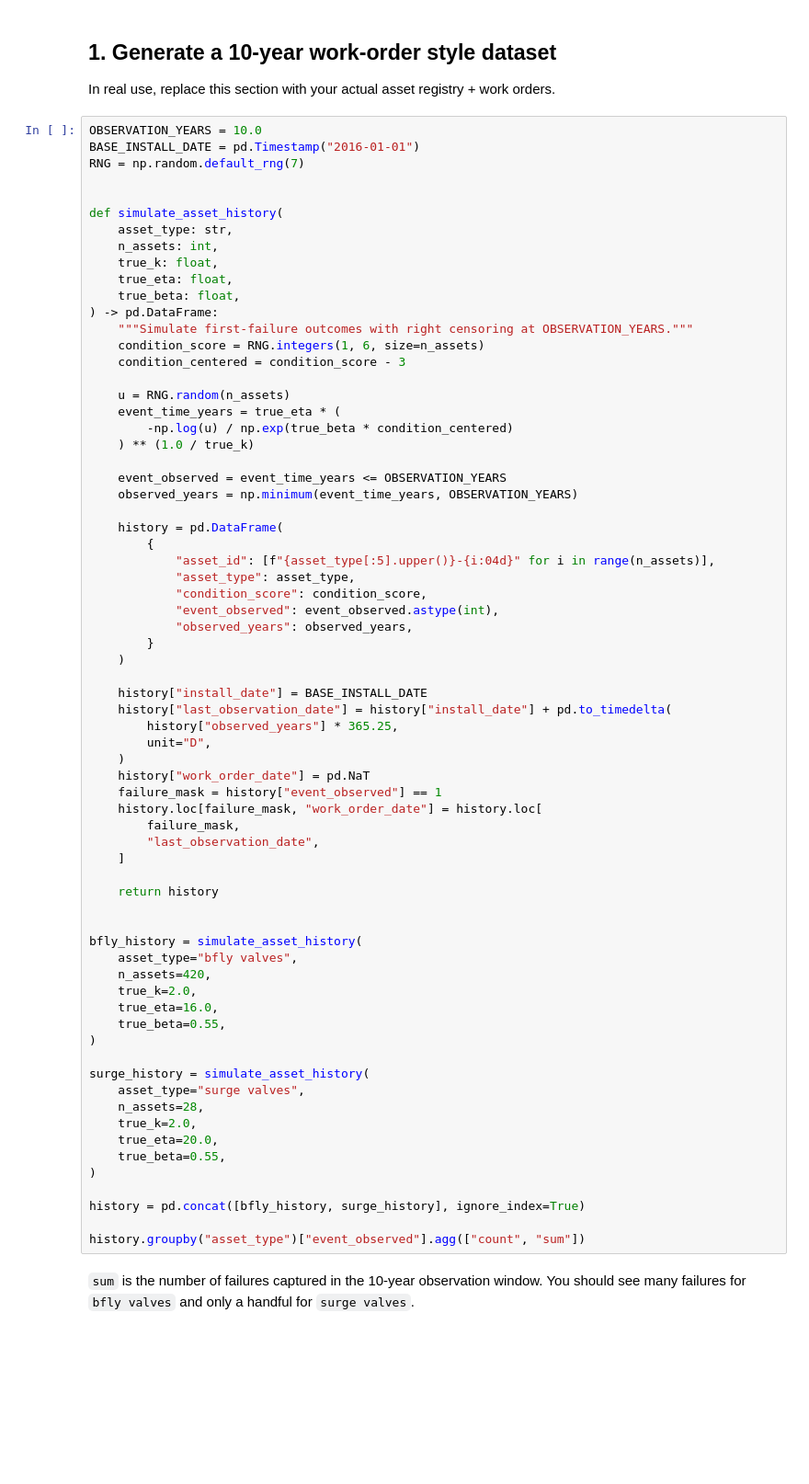
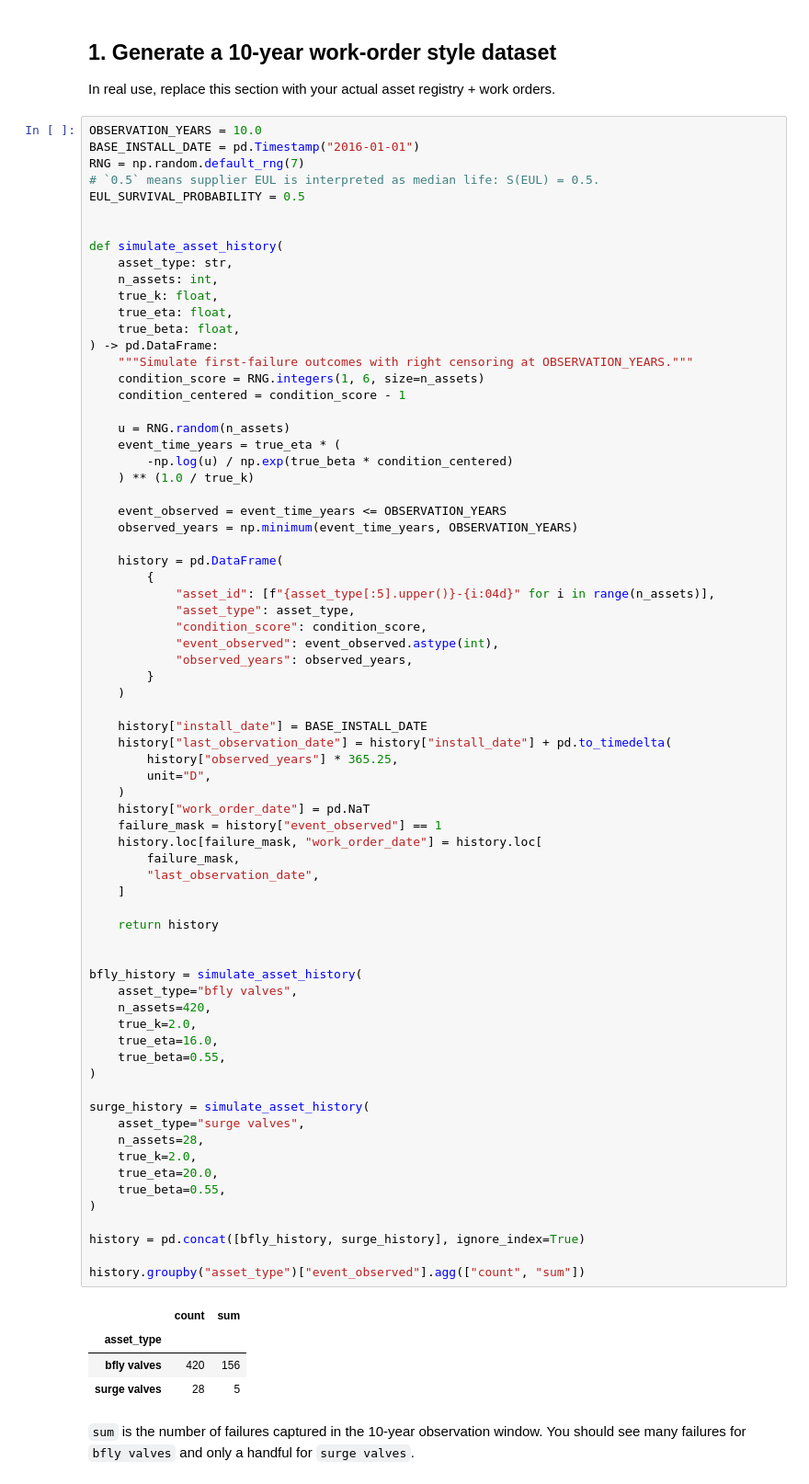
Before and after one commit to hgrif/asset-optimization, a Jupyter notebook: notebooks/06_failure_modeling_with_eul_and_condition.ipynb, the cells around one changed output. Shown at 92% size. Saved outputs shown, nothing was run; the diff lists cells and outputs as text; blank space fills up the shorter version.

```diff
--- a/notebooks/06_failure_modeling_with_eul_and_condition.ipynb
+++ b/notebooks/06_failure_modeling_with_eul_and_condition.ipynb
@@ -33,6 +34,8 @@ In real use, replace this section with your actual asset registry + work orders.
 OBSERVATION_YEARS = 10.0
 BASE_INSTALL_DATE = pd.Timestamp("2016-01-01")
 RNG = np.random.default_rng(7)
+# `0.5` means supplier EUL is interpreted as median life: S(EUL) = 0.5.
+EUL_SURVIVAL_PROBABILITY = 0.5
 
 
 def simulate_asset_history(
@@ -44,7 +47,7 @@ def simulate_asset_history(
 ) -> pd.DataFrame:
     """Simulate first-failure outcomes with right censoring at OBSERVATION_YEARS."""
     condition_score = RNG.integers(1, 6, size=n_assets)
-    condition_centered = condition_score - 3
+    condition_centered = condition_score - 1
 
     u = RNG.random(n_assets)
     event_time_years = true_eta * (
@@ -71,33 +74,38 @@ def simulate_asset_history(
     )
     history["work_order_date"] = pd.NaT
     failure_mask = history["event_observed"] == 1
     history.loc[failure_mask, "work_order_date"] = history.loc[
         failure_mask,
         "last_observation_date",
     ]
 
     return history
 
 
 bfly_history = simulate_asset_history(
     asset_type="bfly valves",
     n_assets=420,
     true_k=2.0,
     true_eta=16.0,
     true_beta=0.55,
 )
 
 surge_history = simulate_asset_history(
     asset_type="surge valves",
     n_assets=28,
     true_k=2.0,
     true_eta=20.0,
     true_beta=0.55,
 )
 
 history = pd.concat([bfly_history, surge_history], ignore_index=True)
 
 history.groupby("asset_type")["event_observed"].agg(["count", "sum"])
+# %% [output]
+|  | count | sum |
+| asset_type |  |  |
+| bfly valves | 420 | 156 |
+| surge valves | 28 | 5 |
 # %% [markdown]
 `sum` is the number of failures captured in the 10-year observation window.
 You should see many failures for `bfly valves` and only a handful for
```
Also changed, not shown: parts of 11 cells of this notebook, 1 other file.
